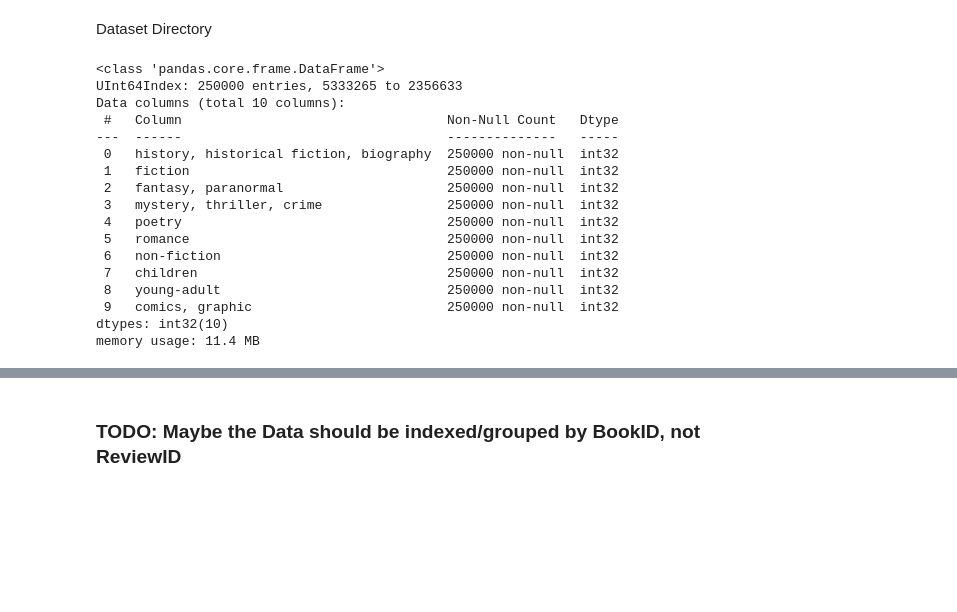
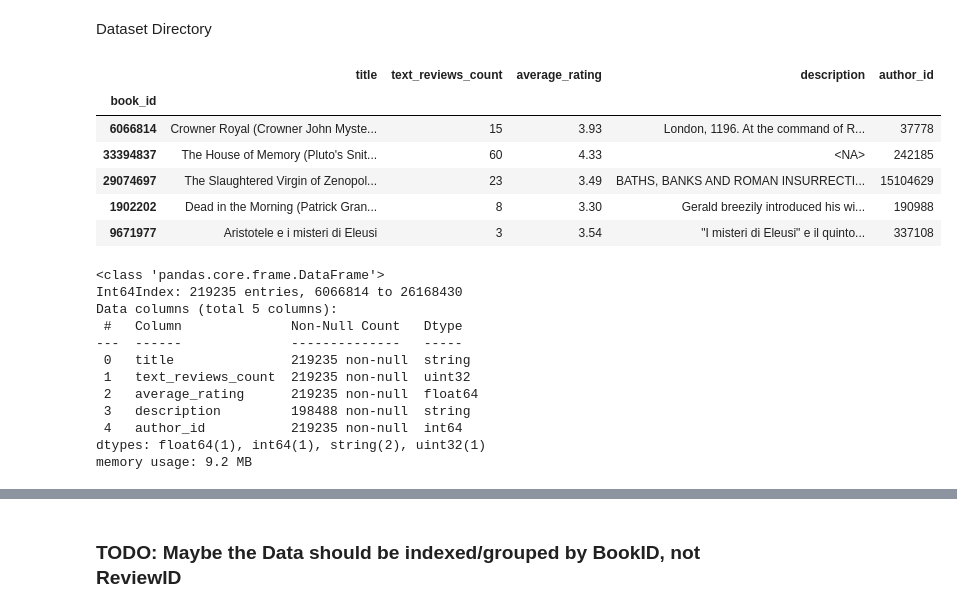
Before and after one commit to simon376/ds-recommender-project, a Jupyter notebook: keras_dcn.ipynb, the cells around one changed output, grey strips where cells are left out. Cells and saved outputs as stored; diff of their text form; code cells hidden in the pictures; blank space fills up the shorter version.

```diff
--- a/keras_dcn.ipynb
+++ b/keras_dcn.ipynb
@@ -33,20 +29,46 @@ df_genres = pd.read_pickle(os.path.join(DIR, fn_genres))
+# %%
+csv_fn_books = 'books.csv'
+csv_fn_reviews = 'reviews.csv'
+# %%
+chunk_size = 500
+
+book_dtype={
+    "title": 'string',
+    "description": 'string',
+    "text_reviews_count": 'uint',
+    'average_rating': 'float'
+}
+
+review_dtype = {
+'book_id': 'uint32',
+'rating': 'uint8',
+'review_text': 'string',
+}
+# %%
+df_books = pd.read_csv(os.path.join(DIR, csv_fn_books), dtype=book_dtype, low_memory=True)
+df_books.title = df_books.title.str.strip("b\'\"")
+df_books.set_index('book_id', inplace=True)
+df_books.head()
+# %% [output]
+|  | title | text_reviews_count | average_rating | description | author_id |
+| book_id |  |  |  |  |  |
+| 6066814 | Crowner Royal (Crowner John Myste... | 15 | 3.93 | London, 1196. At the command of R... | 37778 |
+| 33394837 | The House of Memory (Pluto's Snit... | 60 | 4.33 | <NA> | 242185 |
+| 29074697 | The Slaughtered Virgin of Zenopol... | 23 | 3.49 | BATHS, BANKS AND ROMAN INSURRECTI... | 15104629 |
+| 1902202 | Dead in the Morning (Patrick Gran... | 8 | 3.30 | Gerald breezily introduced his wi... | 190988 |
+| 9671977 | Aristotele e i misteri di Eleusi | 3 | 3.54 | "I misteri di Eleusi" e il quinto... | 337108 |
 # %%
-df_genres.info()
+df_books.info()
 # %% [output]
 <class 'pandas.core.frame.DataFrame'>
-UInt64Index: 250000 entries, 5333265 to 2356633
-Data columns (total 10 columns):
- #   Column                                  Non-Null Count   Dtype
----  ------                                  --------------   -----
- 0   history, historical fiction, biography  250000 non-null  int32
- 1   fiction                                 250000 non-null  int32
- 2   fantasy, paranormal                     250000 non-null  int32
- 3   mystery, thriller, crime                250000 non-null  int32
- 4   poetry                                  250000 non-null  int32
- 5   romance                                 250000 non-null  int32
- 6   non-fiction                             250000 non-null  int32
- 7   children                                250000 non-null  int32
- 8   young-adult                             250000 non-null  int32
- 9   comics, graphic                         250000 non-null  int32
-dtypes: int32(10)
-memory usage: 11.4 MB
+Int64Index: 219235 entries, 6066814 to 26168430
+Data columns (total 5 columns):
+ #   Column              Non-Null Count   Dtype
+---  ------              --------------   -----
+ 0   title               219235 non-null  string
+ 1   text_reviews_count  219235 non-null  uint32
+ 2   average_rating      219235 non-null  float64
+ 3   description         198488 non-null  string
+ 4   author_id           219235 non-null  int64
+dtypes: float64(1), int64(1), string(2), uint32(1)
+memory usage: 9.2 MB
```
Also changed, not shown: parts of 26 cells of this notebook.
